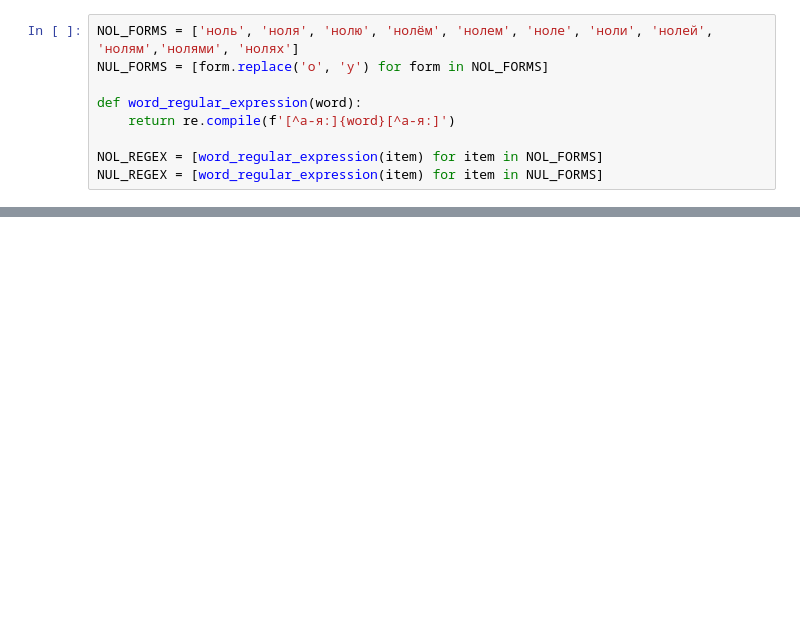
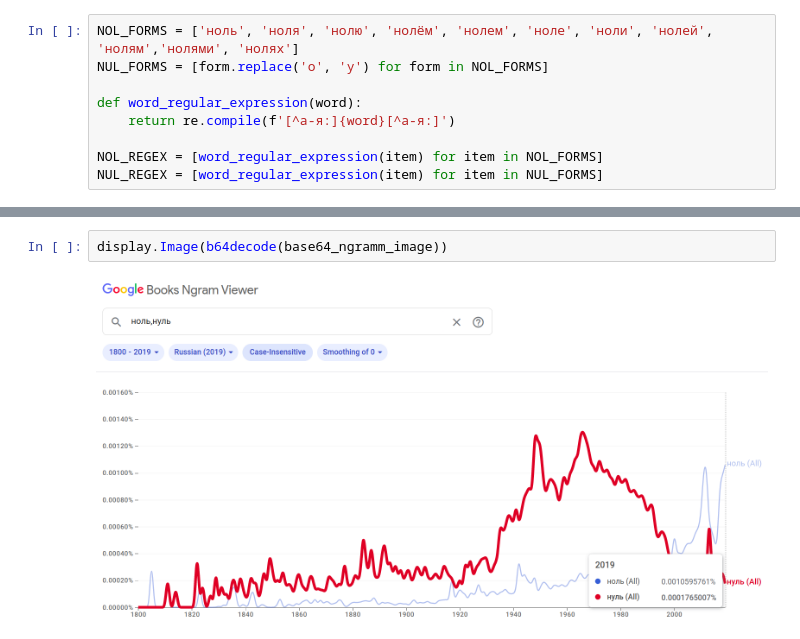
Before and after one commit to falseness/computational_linguistics, a Jupyter notebook: homework0.ipynb, the cells around one changed output, grey strips where cells are left out. Cells and saved outputs as stored; diff of their text form; blank space fills up the shorter version.

```diff
--- a/homework0.ipynb
+++ b/homework0.ipynb
@@ -395,0 +262,4 @@ soup2.find_all('a')
+# %%
+display.Image(b64decode(base64_ngramm_image))
+# %% [output]
+[figure, added]
```
Also changed, not shown: parts of 68 cells of this notebook.
